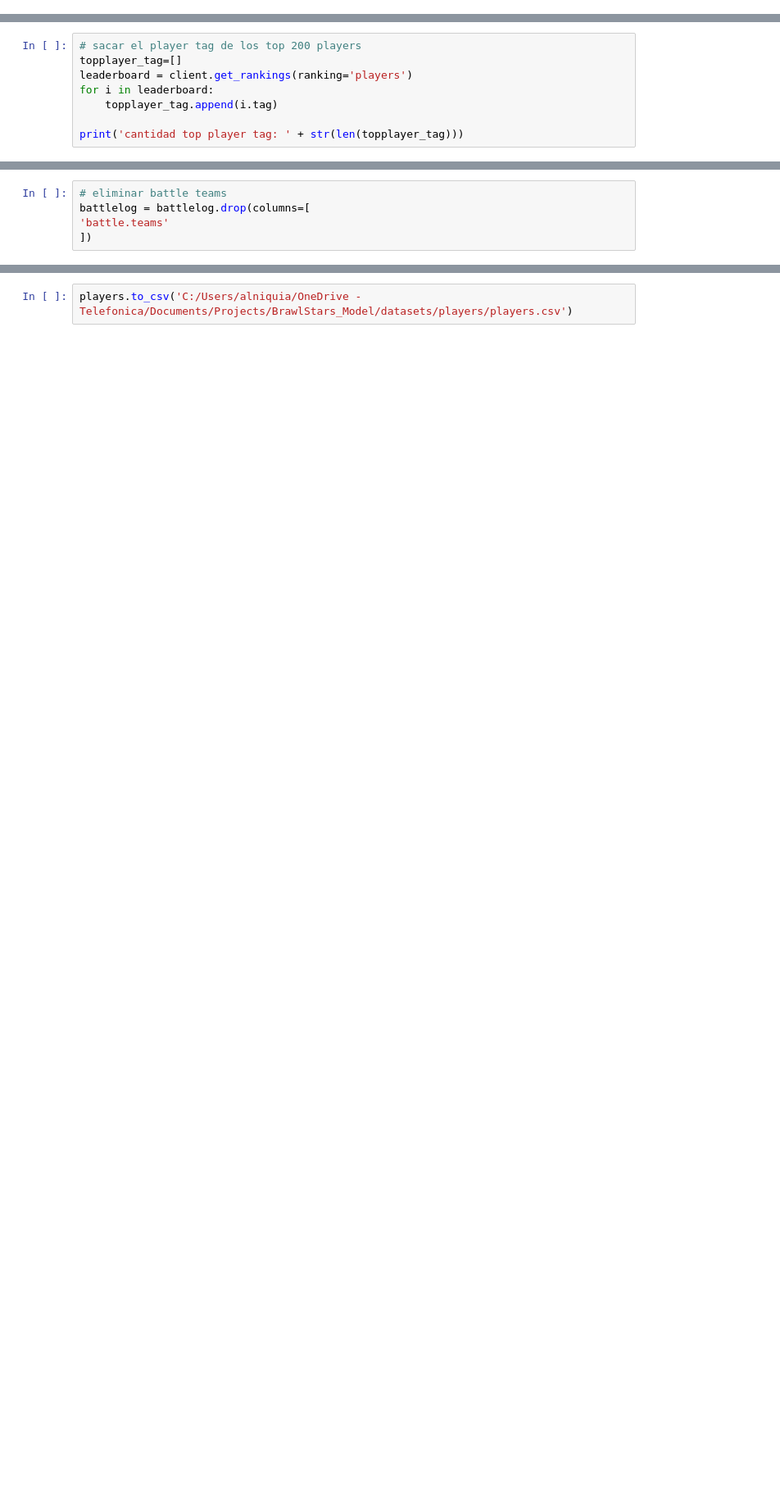
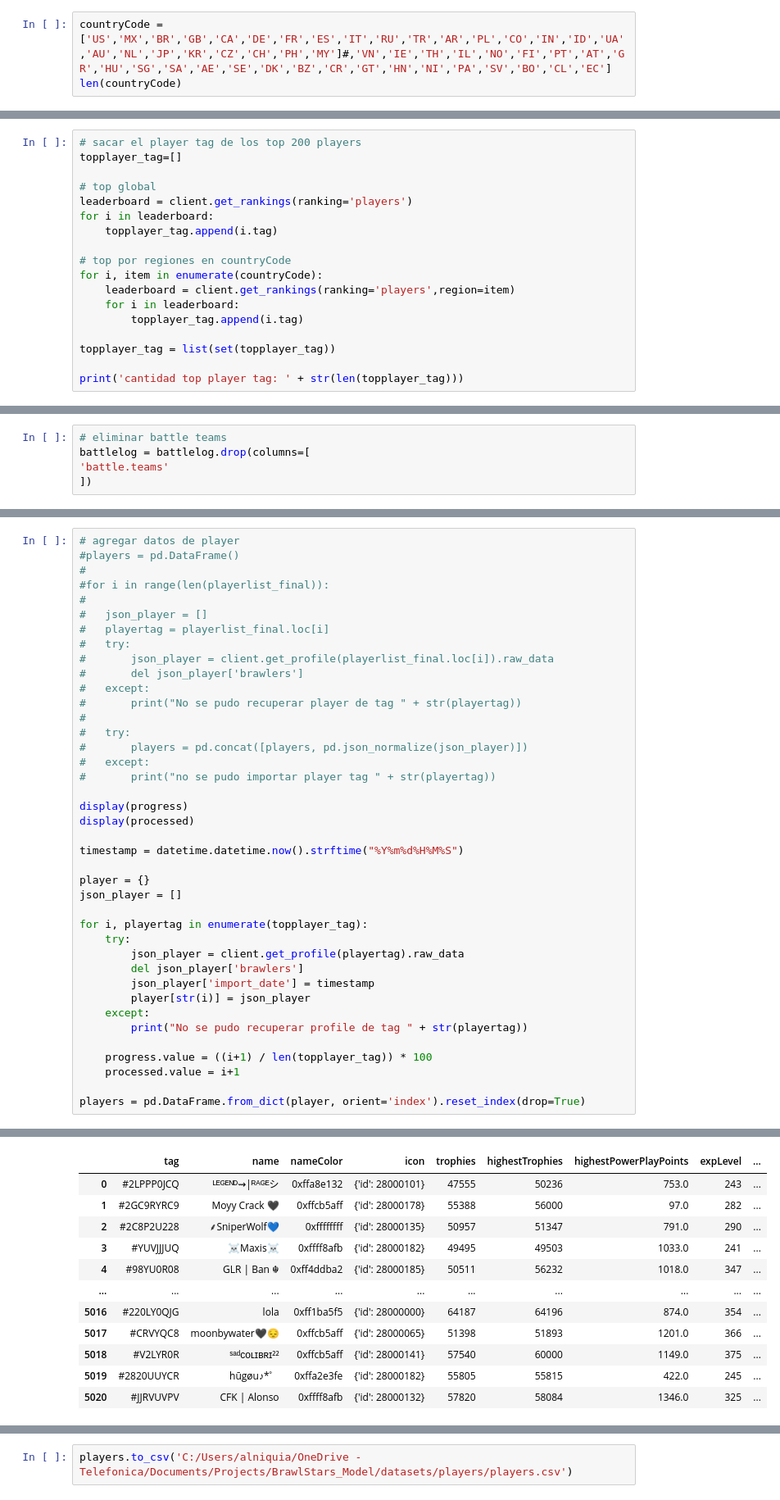
Before and after one commit to aquinteros/BrawlStars_Analytics, a Jupyter notebook: brawlstars_api_import.ipynb, the cells around one changed output, grey strips where cells are left out. Shown at 82% size. Drawn from its saved outputs; the diff is of its cells as text; blank space fills up the shorter version.

```diff
--- a/brawlstars_api_import.ipynb
+++ b/brawlstars_api_import.ipynb
@@ -10,0 +72,3 @@ client = brawlstats.Client('eyJ0eXAiOiJKV1QiLCJhbGciOiJIUzUxMiIsImtpZCI6IjI4YTMx
+# %%
+countryCode = ['US','MX','BR','GB','CA','DE','FR','ES','IT','RU','TR','AR','PL','CO','IN','ID','UA','AU','NL','JP','KR','CZ','CH','PH','MY']#,'VN','IE','TH','IL','NO','FI','PT','AT','GR','HU','SG','SA','AE','SE','DK','BZ','CR','GT','HN','NI','PA','SV','BO','CL','EC']
+len(countryCode)
@@ -11,9 +77,19 @@ client = brawlstats.Client('eyJ0eXAiOiJKV1QiLCJhbGciOiJIUzUxMiIsImtpZCI6IjI4YTMx
 # %%
 # sacar el player tag de los top 200 players
 topplayer_tag=[]
+
+# top global
 leaderboard = client.get_rankings(ranking='players')
 for i in leaderboard:
     topplayer_tag.append(i.tag)
 
+# top por regiones en countryCode
+for i, item in enumerate(countryCode):
+    leaderboard = client.get_rankings(ranking='players',region=item)
+    for i in leaderboard:
+        topplayer_tag.append(i.tag)
+
+topplayer_tag = list(set(topplayer_tag))
+
 print('cantidad top player tag: ' + str(len(topplayer_tag)))
 # %% [output]
@@ -204,0 +394,41 @@ battlelog = battlelog.drop(columns=[
+# %%
+# agregar datos de player
+#players = pd.DataFrame()
+#
+#for i in range(len(playerlist_final)):
+#
+#	json_player = []
+#	playertag = playerlist_final.loc[i]
+#	try:
+#		json_player = client.get_profile(playerlist_final.loc[i]).raw_data
+#		del json_player['brawlers']
+#	except:
+#		print("No se pudo recuperar player de tag " + str(playertag))
+#
+#	try:
+#		players = pd.concat([players, pd.json_normalize(json_player)])
+#	except:
+#		print("no se pudo importar player tag " + str(playertag))
+
+display(progress)
+display(processed)
+
+timestamp = datetime.datetime.now().strftime("%Y%m%d%H%M%S")
+
+player = {}
+json_player = []
+
+for i, playertag in enumerate(topplayer_tag):
+    try:
+        json_player = client.get_profile(playertag).raw_data
+        del json_player['brawlers']
+        json_player['import_date'] = timestamp
+        player[str(i)] = json_player
+    except:
+        print("No se pudo recuperar profile de tag " + str(playertag))
+
+    progress.value = ((i+1) / len(topplayer_tag)) * 100
+    processed.value = i+1
+
+players = pd.DataFrame.from_dict(player, orient='index').reset_index(drop=True)
+# %% [output]
@@ -204,0 +447,12 @@ battlelog = battlelog.drop(columns=[
+|  | tag | name | nameColor | icon | trophies | highestTrophies | highestPowerPlayPoints | expLevel | ... |
+| 0 | #2LPPP0JCQ | ᴸᴱᴳᴱᴺᴰ⇝|ᴿᴬᴳᴱシ︎ | 0xffa8e132 | {'id': 28000101} | 47555 | 50236 | 753.0 | 243 | ... |
+| 1 | #2GC9RYRC9 | Moyy Crack 🖤 | 0xffcb5aff | {'id': 28000178} | 55388 | 56000 | 97.0 | 282 | ... |
+| 2 | #2C8P2U228 | ⸙SniperWolf💙 | 0xffffffff | {'id': 28000135} | 50957 | 51347 | 791.0 | 290 | ... |
+| 3 | #YUVJJJUQ | ☠️Maxis☠️ | 0xffff8afb | {'id': 28000182} | 49495 | 49503 | 1033.0 | 241 | ... |
+| 4 | #98YU0R08 | GLR | Ban ☬ | 0xff4ddba2 | {'id': 28000185} | 50511 | 56232 | 1018.0 | 347 | ... |
+| ... | ... | ... | ... | ... | ... | ... | ... | ... | ... |
+| 5016 | #220LY0QJG | lola | 0xff1ba5f5 | {'id': 28000000} | 64187 | 64196 | 874.0 | 354 | ... |
+| 5017 | #CRVYQC8 | moonbywater🖤😔 | 0xffcb5aff | {'id': 28000065} | 51398 | 51893 | 1201.0 | 366 | ... |
+| 5018 | #V2LYR0R | ˢᵃᵈᴄᴏʟɪʙʀɪ²² | 0xffcb5aff | {'id': 28000141} | 57540 | 60000 | 1149.0 | 375 | ... |
+| 5019 | #2820UUYCR | hūgøu♪*゜ | 0xffa2e3fe | {'id': 28000182} | 55805 | 55815 | 422.0 | 245 | ... |
+| 5020 | #JJRVUVPV | CFK | Alonso | 0xffff8afb | {'id': 28000132} | 57820 | 58084 | 1346.0 | 325 | ... |
```
Also changed, not shown: parts of 41 cells of this notebook, 8 other files.
